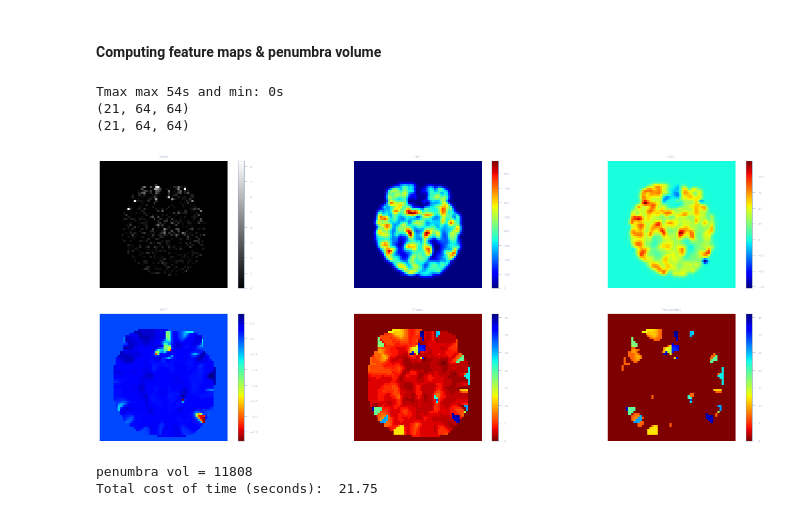
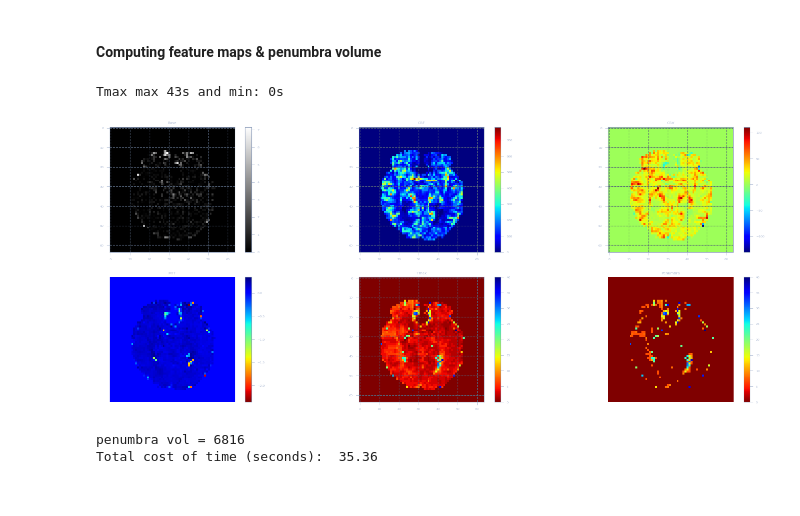
Before and after one commit to Yupeii/PWI, a Jupyter notebook: pwi.ipynb, the cells around one changed output. Drawn from its saved outputs; the diff is of its cells as text; code cells hidden in the pictures.

```diff
--- a/pwi.ipynb
+++ b/pwi.ipynb
@@ -143,7 +150,7 @@ Echo Time is  0.03
 ### Filtering in time and spatial domain
 # %%
 %matplotlib inline
-
+sigma=1.5
 print(output_dir)
 files = os.listdir(output_dir)
 for file in files:
@@ -161,7 +168,7 @@ for file in files:
         # 2d spatial filtering
         for t in range(nt):
             for z in range(nz):
-                arr[t,z,:,:] = gaussian_filter(arr[t,z,:,:], sigma)
+                arr[t,z,:,:] = gaussian_filter(arr[t,z,:,:], 0.1)
 
         # get mask
 #         mask = get_mask_old(base, loth, hith)
@@ -175,10 +182,12 @@ for file in files:
 
         # check results
         fig, ax = plt.subplots(1,2, figsize=(10,5))
-        arr_clip = np.clip(arr_interp, loth, hith)
+#         arr_clip = np.clip(arr_interp,loth, math.inf)
+#         ax[0].imshow(arr_clip[30,8,:,:], cmap='gray')
+#         arr_clip = np.clip(arr,loth, math.inf)
+#         ax[1].imshow(arr_clip[30,8,:,:], cmap='gray')
         ax[0].imshow(arr_interp[30,8,:,:], cmap='gray')
-        arr_clip = np.clip(arr, loth, hith)
-        ax[1].imshow(arr_clip[30,8,:,:], cmap='gray')
+        ax[1].imshow(arr[30,8,:,:], cmap='gray')
         plt.show()
         plt.close()
 
@@ -397,9 +403,6 @@ MTT = CBV/(CBF+1e-20)
 TTP = np.argmax(arr, axis = 0)
 Tmax = np.argmax(R, axis = 0)
 print('Tmax max {}s and min: {}s'.format(np.max(Tmax), np.min(Tmax)))
-
-print(CBF.shape)
-print(Tmax.shape)
 
 # save output
 img = sitk.GetImageFromArray(CBF.astype(np.int16))
@@ -414,14 +417,13 @@ img = sitk.GetImageFromArray(TTP.astype(np.int16))
 sitk.WriteImage(img, os.path.join(out_dir,study)+'_TTP.nii')
 
 # filtering
-#sig=0.95
-#CBF = gaussian_filter(CBF, sig)
-#CBV = gaussian_filter(CBV, sig)
-#MTT = gaussian_filter(MTT, sig)
-#TTP = gaussian_filter(TTP, sig)
-#Tmax = gaussian_filter(Tmax, sig)
-#core = gaussian_filter(core, sig)
-#penumbra = gaussian_filter(penumbra, sig)
+# sig=0.15
+# CBF = gaussian_filter(CBF, sig)
+# CBV = gaussian_filter(CBV, sig)
+# MTT = gaussian_filter(MTT, sig)
+# TTP = gaussian_filter(TTP, sig)
+# Tmax = gaussian_filter(Tmax, sig)
+# penumbra = gaussian_filter(penumbra, sig)
 
 # penumbra
 penumbra = np.where(Tmax>6, Tmax, 0)
@@ -444,53 +446,51 @@ ct_r = col.LinearSegmentedColormap.from_list('ct_r',cbar)
 cm.register_cmap(cmap=ct)
 cm.register_cmap(cmap=ct_r)
 
-C = np.clip(C*mask, 0, 120)
+# C = np.clip(C*mask, 0, 120)
 #cax = ax[0,0].imshow(np.sum(C[:,slice_i,:,:], axis=0), cmap='jet')
 cax = ax[0,0].imshow(np.clip(arr[0,slice_i,:,:]*mask[0,slice_i,:,:], loth, hith), cmap='gray')
 fig.colorbar(cax, ax=ax[0,0])
 ax[0,0].set_title('Base')
-ax[0,0].axis('off')
+# ax[0,0].axis('off')
 
 cax = ax[0,1].imshow(CBF[slice_i,:,:], cmap='jet')
 fig.colorbar(cax, ax=ax[0,1])
 ax[0,1].set_title('CBF')
-ax[0,1].axis('off')
+# ax[0,1].axis('off')
 
 cax = ax[0,2].imshow(CBV[slice_i,:,:], cmap='jet')
 fig.colorbar(cax, ax=ax[0,2])
 ax[0,2].set_title('CBV')
-ax[0,2].axis('off')
+# ax[0,2].axis('off')
 
 cax = ax[1,0].imshow(MTT[slice_i,:,:], cmap='jet_r')
 fig.colorbar(cax, ax=ax[1,0])
 ax[1,0].set_title('MTT')
 ax[1,0].axis('off')
 
 cax = ax[1,1].imshow(Tmax[slice_i,:,:], cmap='jet_r')
 fig.colorbar(cax, ax=ax[1,1])
 ax[1,1].set_title('Tmax')
-ax[1,1].axis('off')
+# ax[1,1].axis('off')
 
 cax = ax[1,2].imshow(penumbra[slice_i,:,:], cmap='jet_r')
 fig.colorbar(cax, ax=ax[1,2])
 ax[1,2].set_title('Penumbra')
 ax[1,2].axis('off')
 
 plt.show()
 plt.close()
 
 # calculate penumbra volume
 voxel_size = 2
 penumbra_vol = np.sum(penumbra>0)*voxel_size
 print('penumbra vol =', penumbra_vol)
 
 #总耗时
 t_total = time.time()-all_start
 print('Total cost of time (seconds): ', round(t_total, 2))
 # %% [output]
-Tmax max 54s and min: 0s
-(21, 64, 64)
-(21, 64, 64)
+Tmax max 43s and min: 0s
-[figure, old version]
+[figure, new version]
-penumbra vol = 11808
-Total cost of time (seconds):  21.75
+penumbra vol = 6816
+Total cost of time (seconds):  35.36
```
Also changed, not shown: parts of 7 cells of this notebook, 1 other file.
